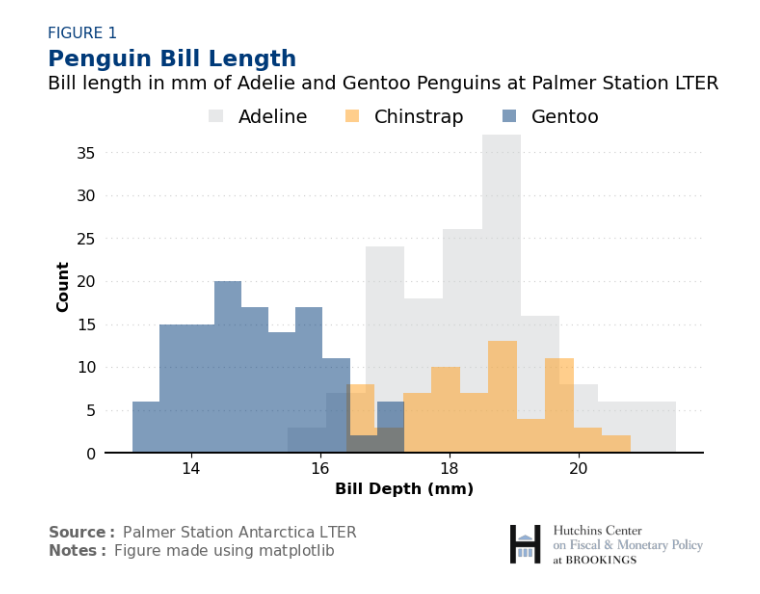
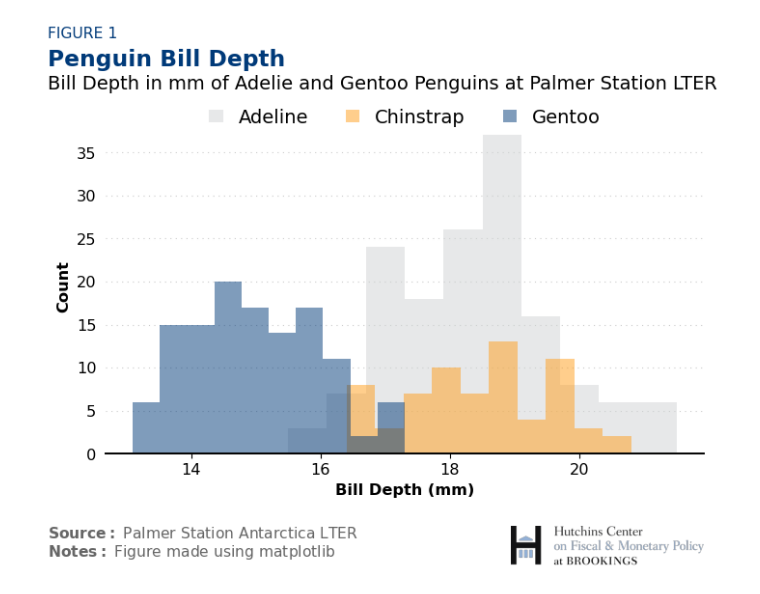
Before and after one commit to Adam-Sedlak-Brookings/pyplotbrookings, a Jupyter notebook: BrookingsPlot.ipynb, the cells around one changed output. Drawn from its saved outputs; the diff is of its cells as text; code cells hidden in the pictures.

```diff
--- a/BrookingsPlot.ipynb
+++ b/BrookingsPlot.ipynb
@@ -5,20 +8,22 @@ import seaborn as sns
 # %%
-#Brookings plot theme
-ppb.set_theme()
+# Setting brand colors for current plot
 ppb.set_pallet('brand2', reverse=False)
 
+# Getting data
 penguins = sns.load_dataset("penguins")
+
+# Plotting histograms
 plt.hist(penguins[penguins['species'] == 'Adelie']['bill_depth_mm'], alpha=0.5, label='Adeline')
 plt.hist(penguins[penguins['species'] == 'Chinstrap']['bill_depth_mm'], alpha=0.5, label='Chinstrap')
 plt.hist(penguins[penguins['species'] == 'Gentoo']['bill_depth_mm'], alpha=0.5, label='Gentoo')
-
+# Adding matplotlib legend/labels
 plt.legend(ncol=3)
 plt.xlabel('Bill Depth (mm)')
 plt.ylabel('Count')
 
 # Adding Brookings titles and logos
-ppb.add_title(title='Penguin Bill Length', subtitle='Bill length in mm of Adelie and Gentoo Penguins at Palmer Station LTER',
+ppb.add_title(title='Penguin Bill Depth', subtitle='Bill Depth in mm of Adelie and Gentoo Penguins at Palmer Station LTER',
           tag='FIGURE 1', source='Palmer Station Antarctica LTER', notes='Figure made using matplotlib')
 ppb.add_logo('hc')
 # %% [output]
-[figure, old version]
+[figure, new version]
```
Also changed, not shown: parts of 2 cells of this notebook, 1 other file.
